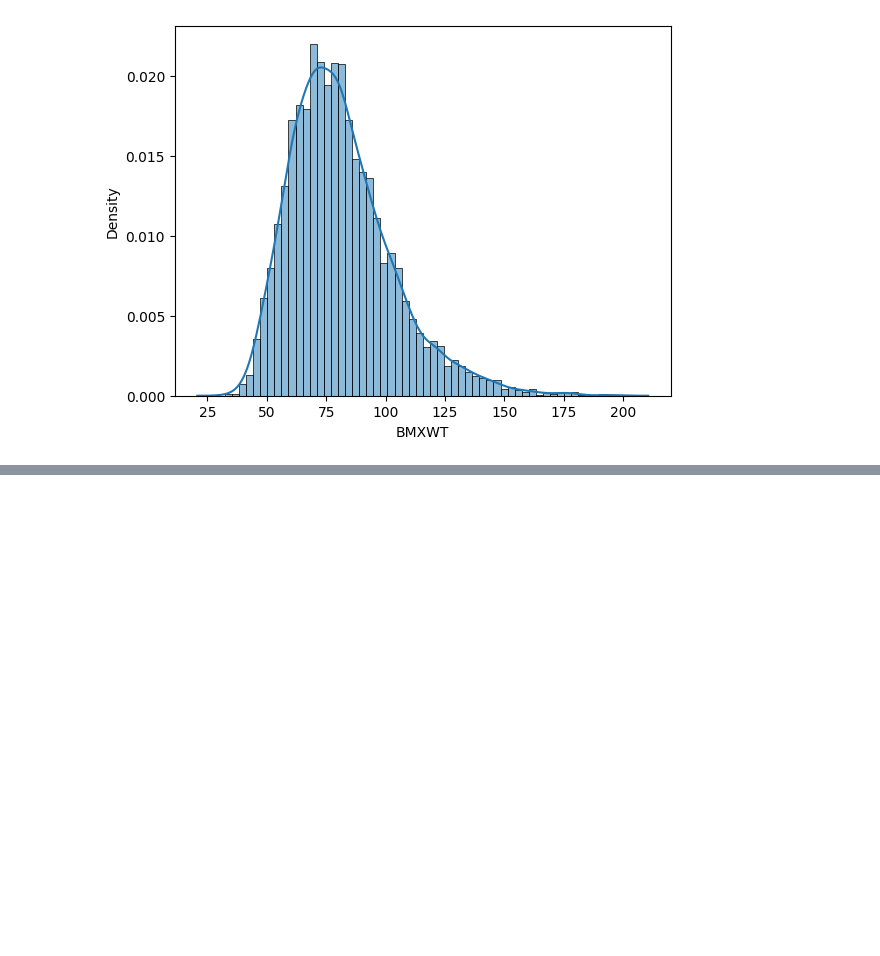
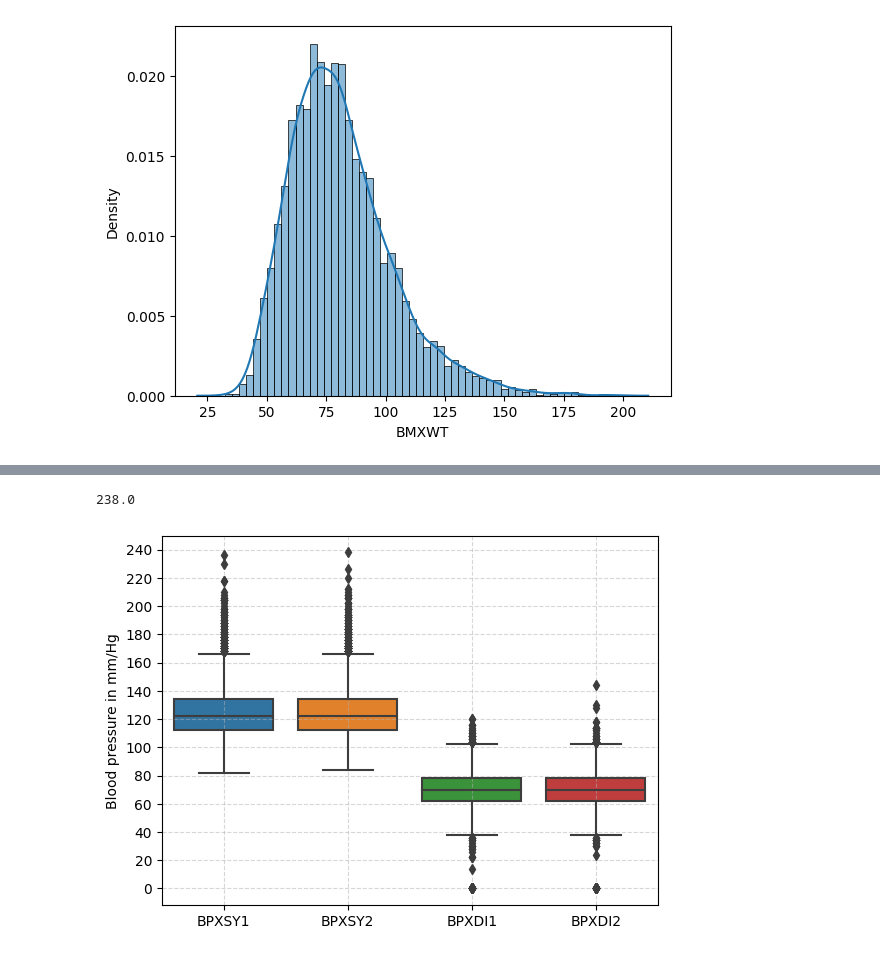
Before and after one commit to tauantorres/understanding-and-visualizing-data-with-python, a Jupyter notebook: week-2-pt-3.ipynb, the cells around one changed output, grey strips where cells are left out. Cells and saved outputs as stored; diff of their text form; code cells hidden in the pictures; blank space fills up the shorter version.

```diff
--- a/week-2-pt-3.ipynb
+++ b/week-2-pt-3.ipynb
@@ -290,0 +304,17 @@ sns.histplot(data = da['BMXWT'].dropna(),
+# %%
+max(list(da.loc[:, ["BPXSY1", "BPXSY2", "BPXDI1", "BPXDI2"]].max()))
+# %% [output]
+238.0
+# %%
+data = da.loc[:, ["BPXSY1", "BPXSY2", "BPXDI1", "BPXDI2"]]
+bp = sns.boxplot(data=data)
+_ = bp.set_ylabel("Blood pressure in mm/Hg")
+
+y_max = max(list(data.max()))
+y_min = min(list(data.min()))
+
+plt.yticks(range(0, int(y_max) + 10, 20))
+plt.grid(True, linestyle='--', alpha=0.5)
+plt.show()
+# %% [output]
+[figure, added]
```
Also changed, not shown: parts of 13 cells of this notebook.
